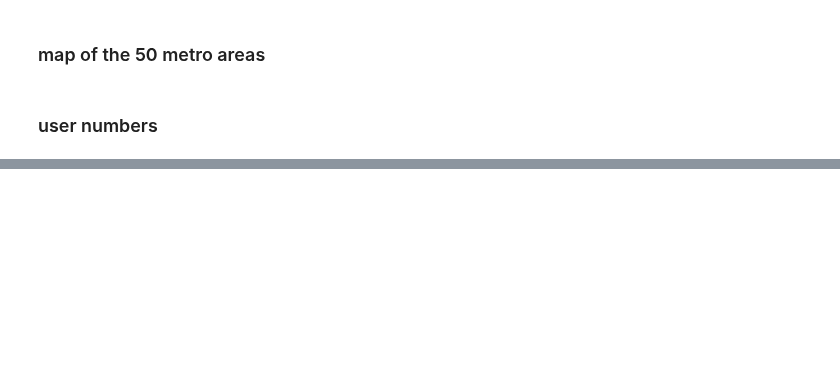
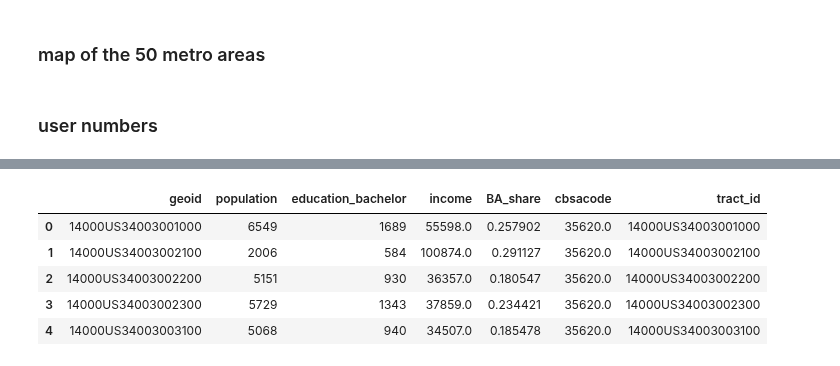
Before and after one commit to sandorjuhasz/ties-around-home, a Jupyter notebook: scripts/additional_figures.ipynb, the cells around one changed output, grey strips where cells are left out. Saved outputs shown, nothing was run; the diff lists cells and outputs as text; code cells hidden in the pictures; blank space fills up the shorter version.

```diff
--- a/scripts/additional_figures.ipynb
+++ b/scripts/additional_figures.ipynb
@@ -190,0 +438,9 @@ plt.show()
+# %%
+censusdata2012.head()
+# %% [output]
+|  | geoid | population | education_bachelor | income | BA_share | cbsacode | tract_id |
+| 0 | 14000US34003001000 | 6549 | 1689 | 55598.0 | 0.257902 | 35620.0 | 14000US34003001000 |
+| 1 | 14000US34003002100 | 2006 | 584 | 100874.0 | 0.291127 | 35620.0 | 14000US34003002100 |
+| 2 | 14000US34003002200 | 5151 | 930 | 36357.0 | 0.180547 | 35620.0 | 14000US34003002200 |
+| 3 | 14000US34003002300 | 5729 | 1343 | 37859.0 | 0.234421 | 35620.0 | 14000US34003002300 |
+| 4 | 14000US34003003100 | 5068 | 940 | 34507.0 | 0.185478 | 35620.0 | 14000US34003003100 |
```
Also changed, not shown: parts of 13 cells of this notebook.
